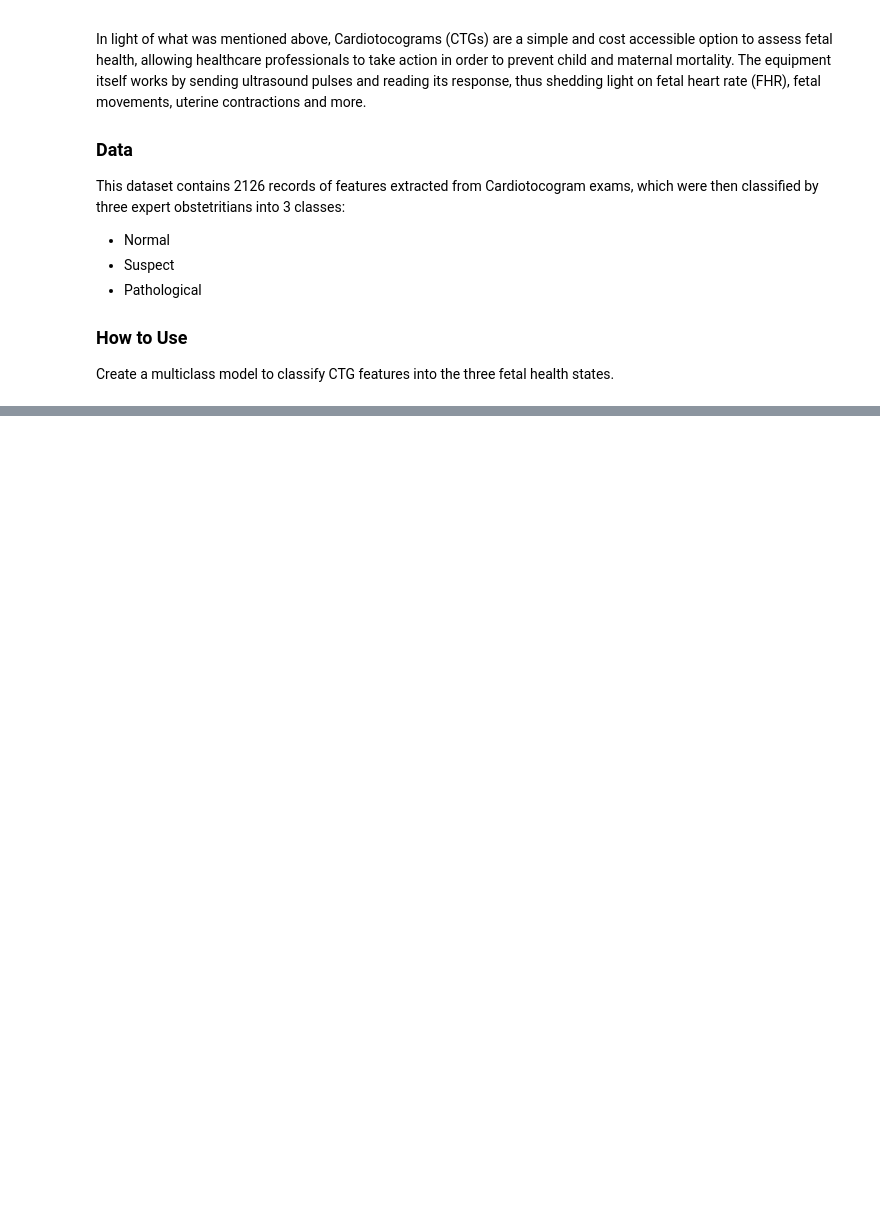
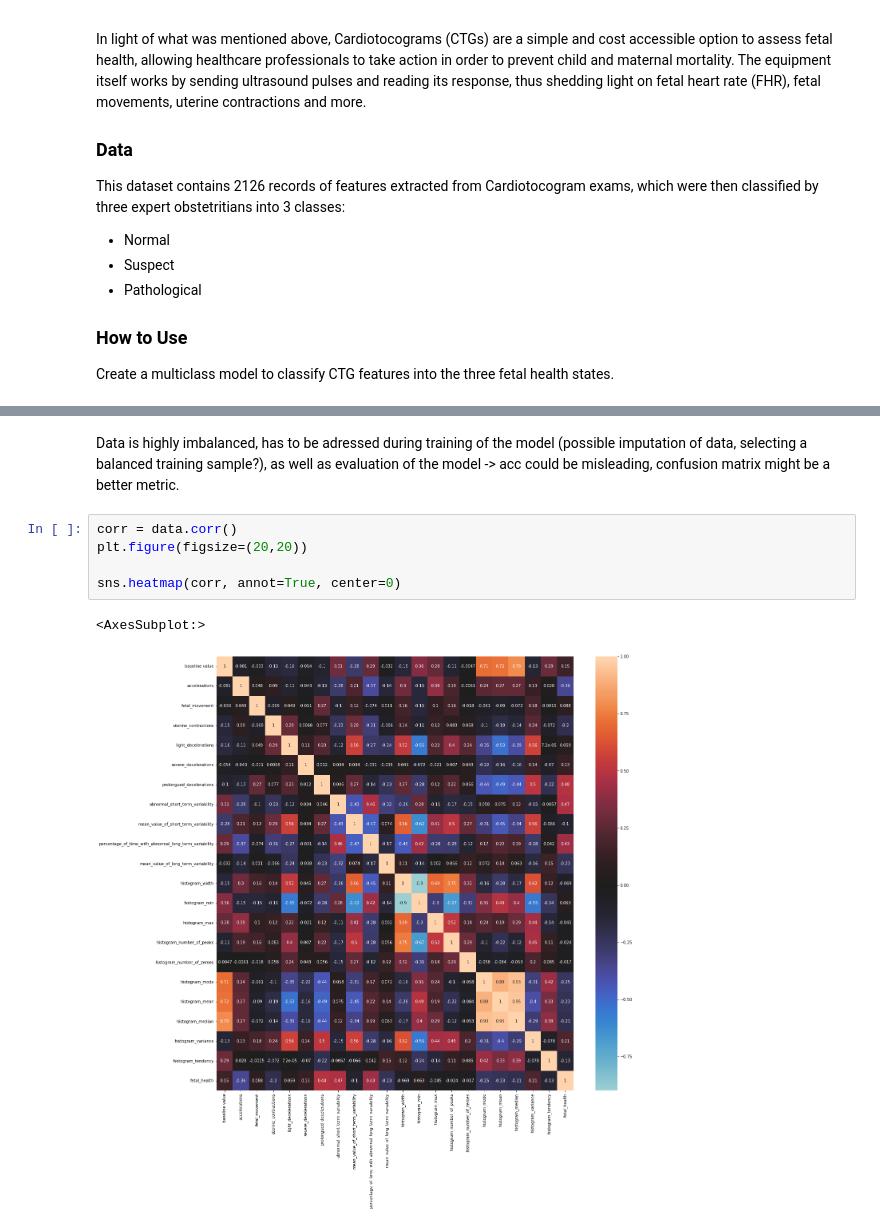
Before and after one commit to aegis301/fetal_health, a Jupyter notebook: fetal_health.ipynb, the cells around one changed output, grey strips where cells are left out. Saved outputs shown, nothing was run; the diff lists cells and outputs as text; blank space fills up the shorter version.

```diff
--- a/fetal_health.ipynb
+++ b/fetal_health.ipynb
@@ -24,0 +90,10 @@ import numpy as np
+# %% [markdown]
+Data is highly imbalanced, has to be adressed during training of the model (possible imputation of data, selecting a balanced training sample?), as well as evaluation of the model -> acc could be misleading, confusion matrix might be a better metric.
+# %%
+corr = data.corr()
+plt.figure(figsize=(20,20))
+
+sns.heatmap(corr, annot=True, center=0)
+# %% [output]
+<AxesSubplot:>
+[figure, added]
```
Also changed, not shown: parts of 5 cells of this notebook.
